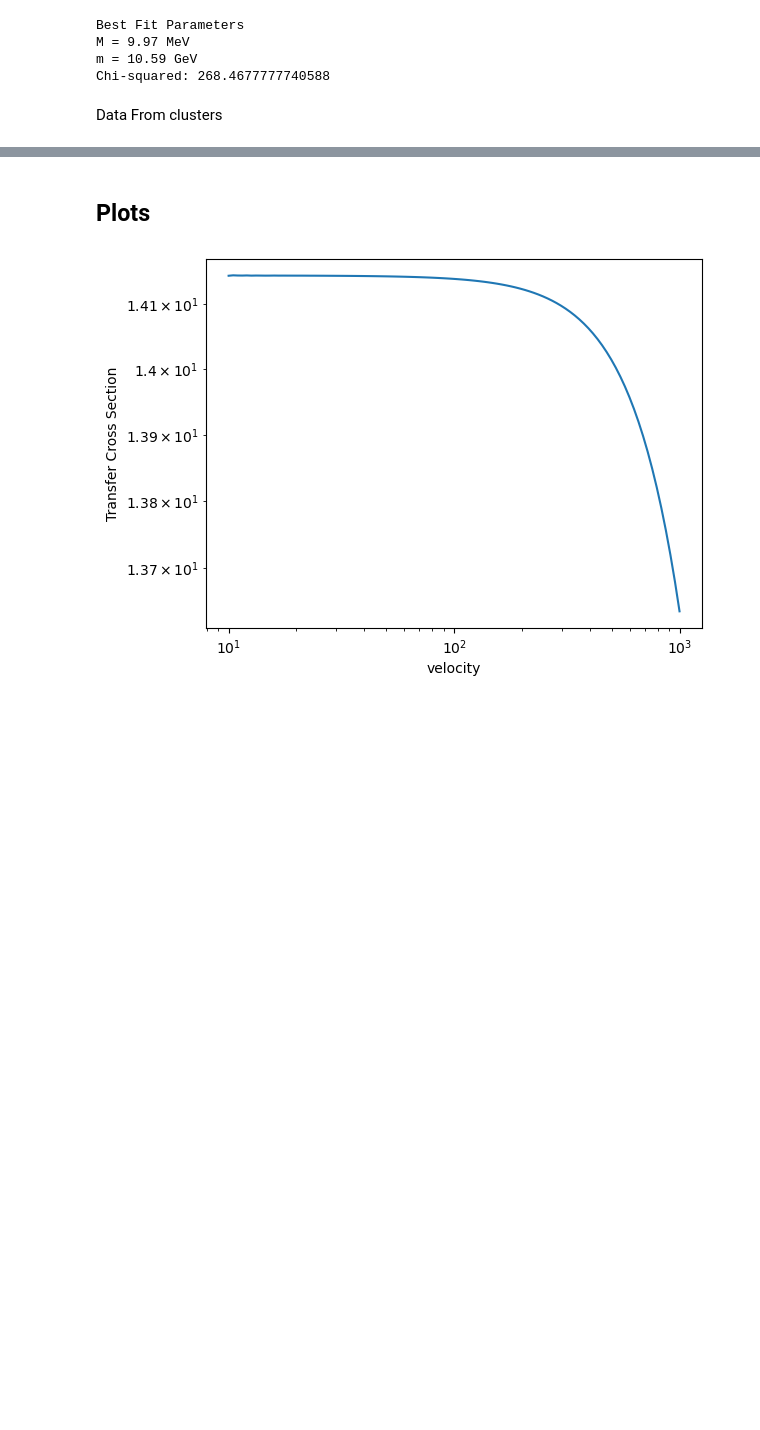
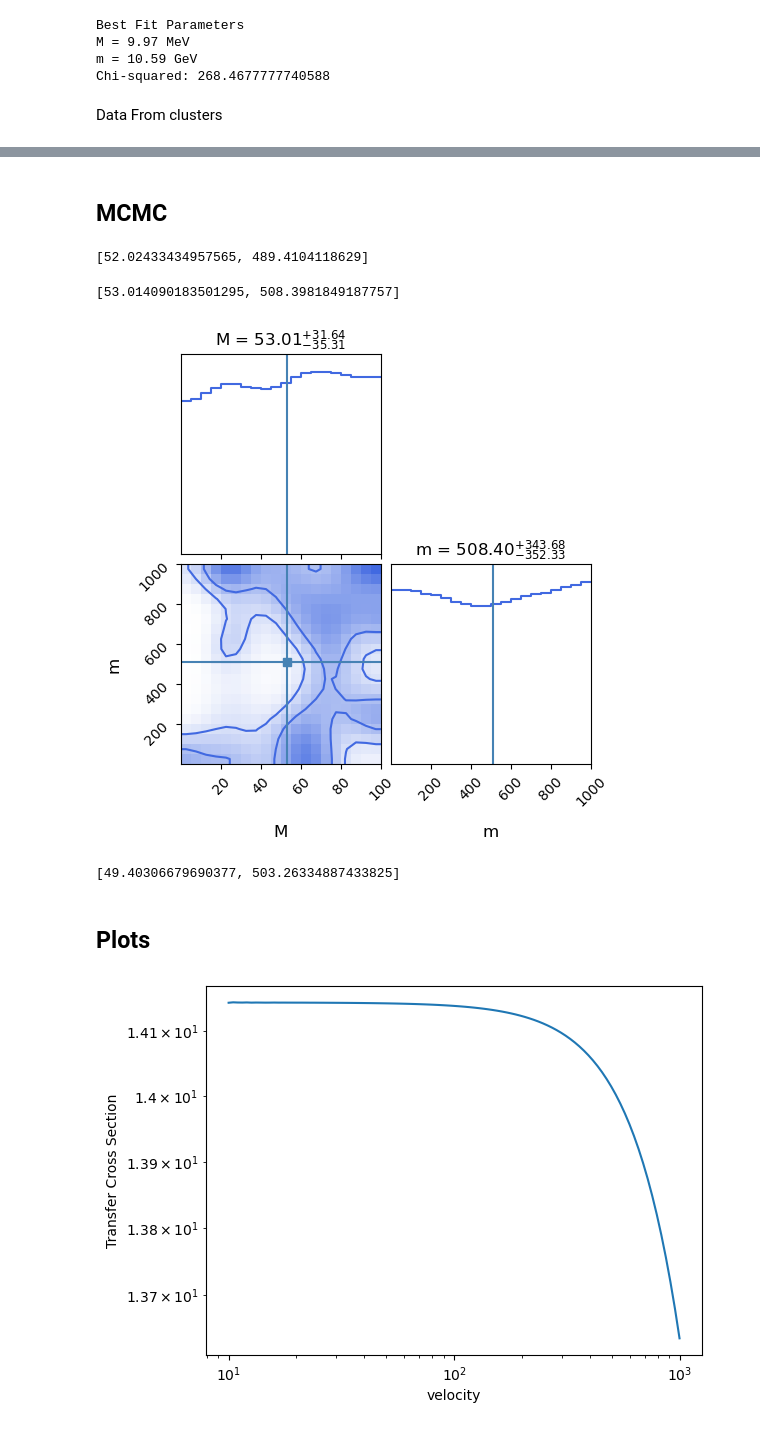
Before and after one commit to nigomezcr/Leptophilic-Atlas-Repo, a Jupyter notebook: Fits.ipynb, the cells around one changed output, grey strips where cells are left out. Drawn from its saved outputs; the diff is of its cells as text; code cells hidden in the pictures; blank space fills up the shorter version.

Commit message:
Some MCMCs, not pretty results

```diff
--- a/Fits.ipynb
+++ b/Fits.ipynb
@@ -22,7 +22,7 @@ CrossSectionData_Err = ((CrossSectionData - CrossSectionData_16_Percentile) + (C
 def CamilaTranser(v, M, m):
     alpha = 0.01
     w = 300*(M/10)*(10/m)
-    sigma0T = 274.4*(alpha/0.01)**2*(m/10)*(10/M)**4
+    sigma0T = 137.8*(alpha/0.01)**2*(m/10)*(10/M)**4
     return sigma0T*4*w**4/v**4 * (2*np.log(1 + v**2/(2*w**2)) - np.log(1 + v**2/w**2) )
 
 
@@ -327,0 +328,7 @@ Chi-squared: nan
+# %%
+# For the fit
+OrderedData = np.loadtxt('Data-Sets/Datos_ordenados.csv')
+x_data = OrderedData[:,0]
+y_data = OrderedData[:,1]
+err_x_data = OrderedData[:,2]
+err_y_data = OrderedData[:,3]
@@ -327,0 +366,2 @@ Chi-squared: nan
+# %% [markdown]
+## MCMC
@@ -328,3 +421,68 @@ Chi-squared: nan
+# %%
+data_args = (VelocityData, CrossSectionData, (VelocityData_Err, CrossSectionData_Err))
+
+
+M_ini, m_ini = 0.01, 100
+initial = [M_ini, m_ini]
+bnds= [(0.001, 100), (.01, 1000)]
+
+
+bf = run_mcmc(compute_chi2, x0=initial, bounds=bnds)
+
+bf.x
+# %% [output]
+[52.02433434957565, 489.4104118629]
+# %%
+data_args = (x_data, y_data, (err_x_data, err_y_data))
+
+M_ini, m_ini = 0.01, 100
+initial = [M_ini, m_ini]
+bnds= [(0.001, 100), (.01, 1000)]
+
+
+bfY = run_mcmc(compute_chi2, x0=initial, bounds=bnds)
+
+bfY.x
+# %% [output]
+[53.014090183501295, 508.3981849187757]
+# %%
+import corner
+
+truth = bfY.x
+labels = ['M', 'm']
+bounds = bnds
+
+figure = corner.corner(
+            bfY.flat_samples, labels=labels, title_kwargs={"fontsize": 12},
+            label_kwargs={"fontsize": 12}, smooth=2, smooth1d=2, truths=truth,
+            range=bounds, color='royalblue',
+            levels=(0.39,0.68), plot_datapoints=False, show_titles=True
+        )
+# %% [output]
+[figure, added]
+# %%
+def compute_chi2(free_params, x=x_data, data=y_data, err=(err_x_data, err_y_data)):
+    #Compute model
+    M, m = free_params
+    model = [Transfer_SigmaV(x, g=0.1, M=M, m=m) for x in x]
+
+    errx, erry = err
+    #chi2 computation
+    chi2y= np.sum((data-model)**2/erry**2)
+    chi2x= np.sum((x - 2*x*np.sqrt(2/np.pi))**2/errx**2)
+    return chi2y + chi2x
+
+
+M_ini, m_ini = 0.01, 100
+initial = [M_ini, m_ini]
+bnds= [(0.001, 100), (.01, 1000)]
+
+
+bf2 = run_mcmc(compute_chi2, x0=initial, bounds=bnds)
+
+bf2.x
+# %% [output]
+[49.40306679690377, 503.26334887433825]
 # %% [markdown]
 ## Plots
 # %%
```
Also changed, not shown: parts of 6 cells of this notebook.
